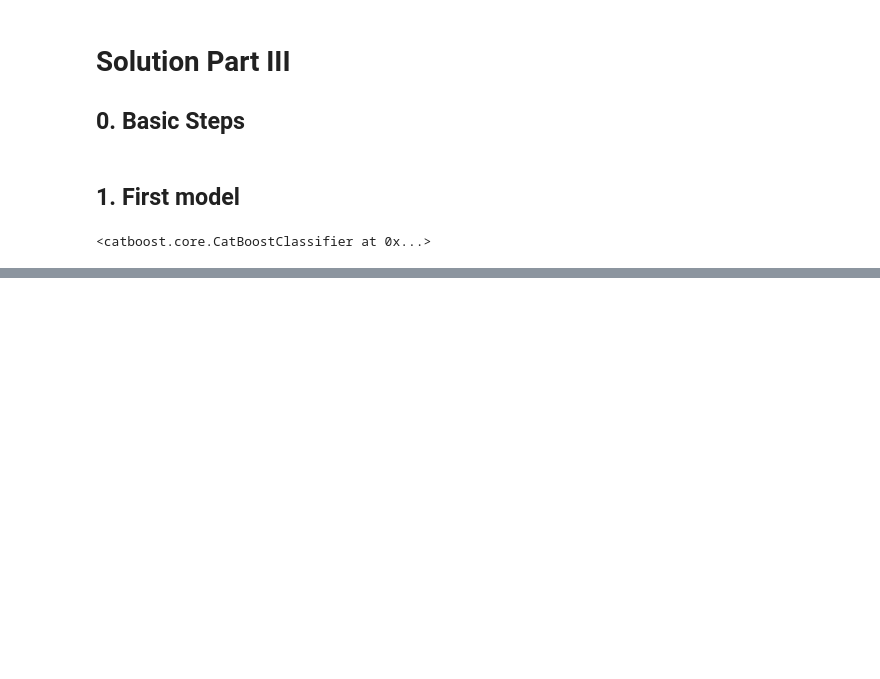
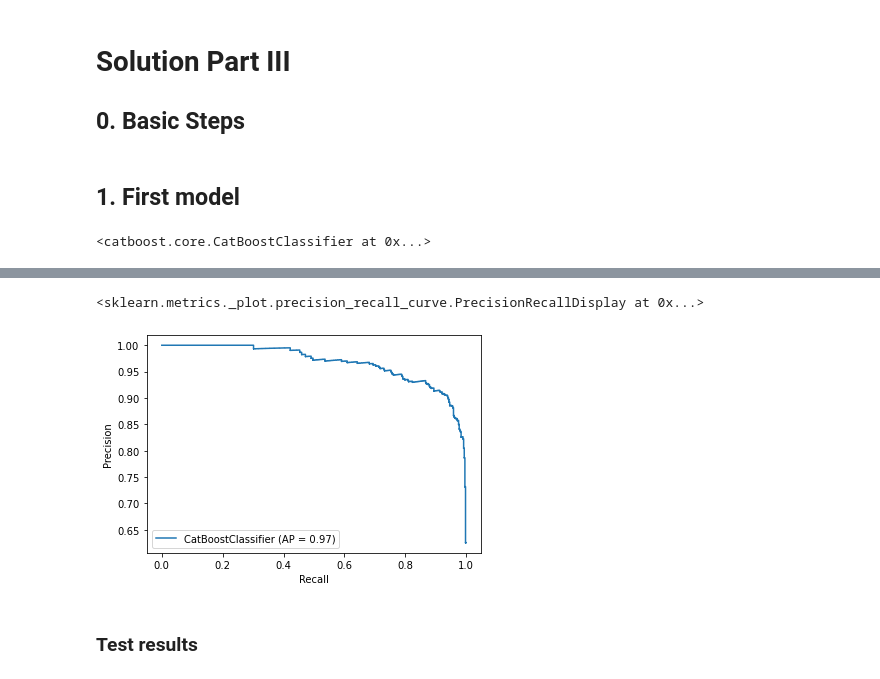
Before and after one commit to francodegio/konfio, a Jupyter notebook: 3_FDG_Modelling.ipynb, the cells around one changed output, grey strips where cells are left out. Cells and saved outputs as stored; diff of their text form; code cells hidden in the pictures; blank space fills up the shorter version.

```diff
--- a/3_FDG_Modelling.ipynb
+++ b/3_FDG_Modelling.ipynb
@@ -101,3 +120,10 @@ weighted avg       0.98      0.98      0.98       899
+# %%
+plot_precision_recall_curve(cat, full_pipe.transform(X_train), y_train)
+# %% [output]
+<sklearn.metrics._plot.precision_recall_curve.PrecisionRecallDisplay at 0x...>
+[figure, added]
+# %% [markdown]
+### Test results
 # %%
 print(classification_report(y_test, y_hat_test))
 # %% [output]
```
Also changed, not shown: parts of 30 cells of this notebook.
